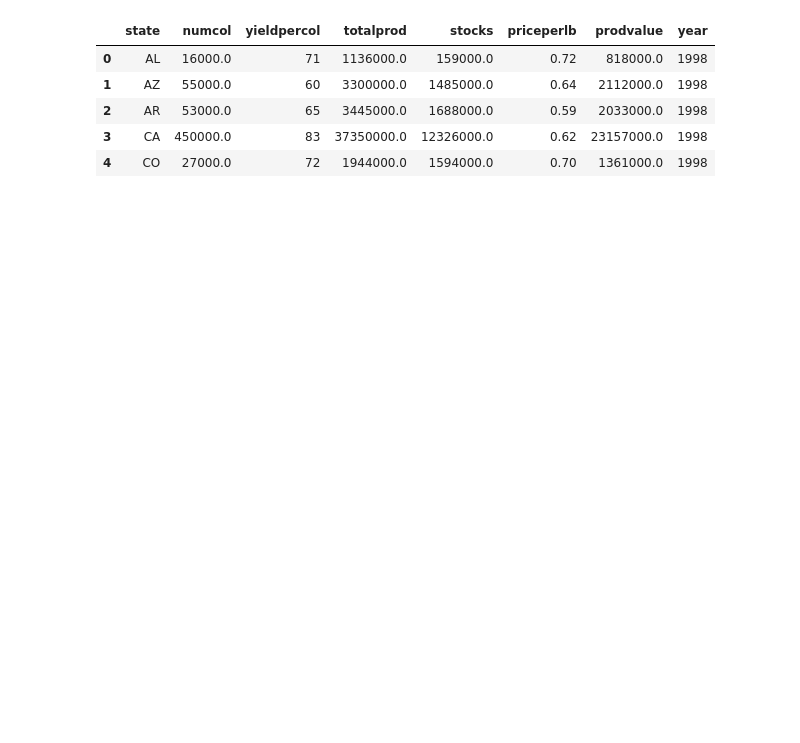
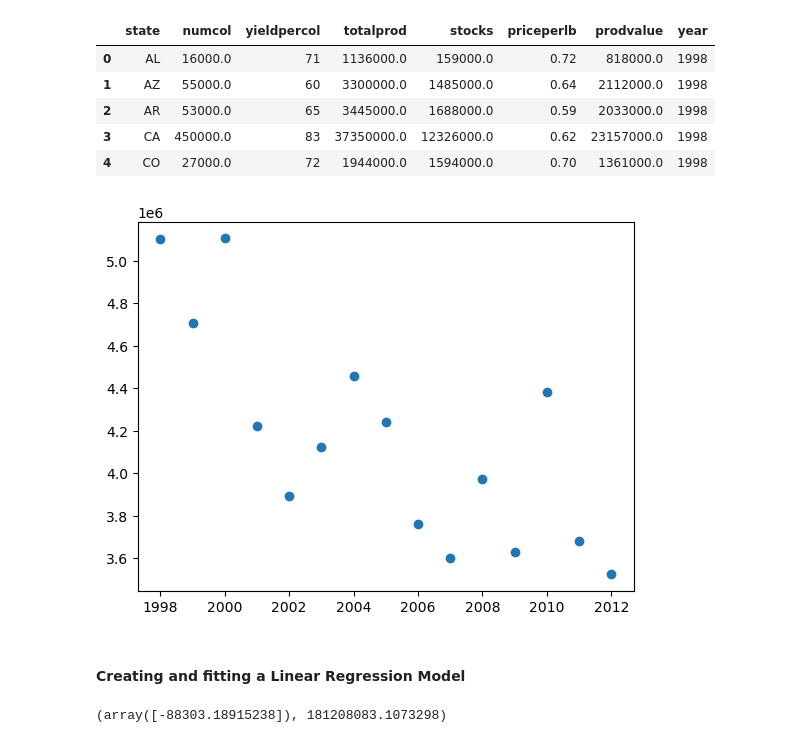
Before and after one commit to fatemehaa/DS-ML-Git-Projects, a Jupyter notebook: Honey Production - Linear Regression/Honey Production.ipynb, the cells around one changed output. Saved outputs shown, nothing was run; the diff lists cells and outputs as text; code cells hidden in the pictures; blank space fills up the shorter version.

Commit message:
Create and fit linear regression model

```diff
--- a/Honey Production - Linear Regression/Honey Production.ipynb
+++ b/Honey Production - Linear Regression/Honey Production.ipynb
@@ -15,3 +15,27 @@ df.head()
 | 2 | AR | 53000.0 | 65 | 3445000.0 | 1688000.0 | 0.59 | 2033000.0 | 1998 |
 | 3 | CA | 450000.0 | 83 | 37350000.0 | 12326000.0 | 0.62 | 23157000.0 | 1998 |
 | 4 | CO | 27000.0 | 72 | 1944000.0 | 1594000.0 | 0.70 | 1361000.0 | 1998 |
+# %%
+# Look into data
+prod_per_year = df.groupby('year').totalprod.mean().reset_index()
+# %%
+# creating X axis from prod_per_year
+X = prod_per_year.year
+X = X.values.reshape(-1, 1)
+
+# creating y axis from prod_per_year
+y = prod_per_year.totalprod
+# %%
+# plot the X and y axis
+plt.scatter(X, y)
+plt.show()
+# %% [output]
+[figure, added]
+# %% [markdown]
+#### Creating and fitting a Linear Regression Model
+# %%
+regr = linear_model.LinearRegression()
+regr.fit(X, y)
+regr.coef_, regr.intercept_
+# %% [output]
+(array([-88303.18915238]), 181208083.1073298)
```
Also changed, not shown: parts of 1 cell of this notebook.
